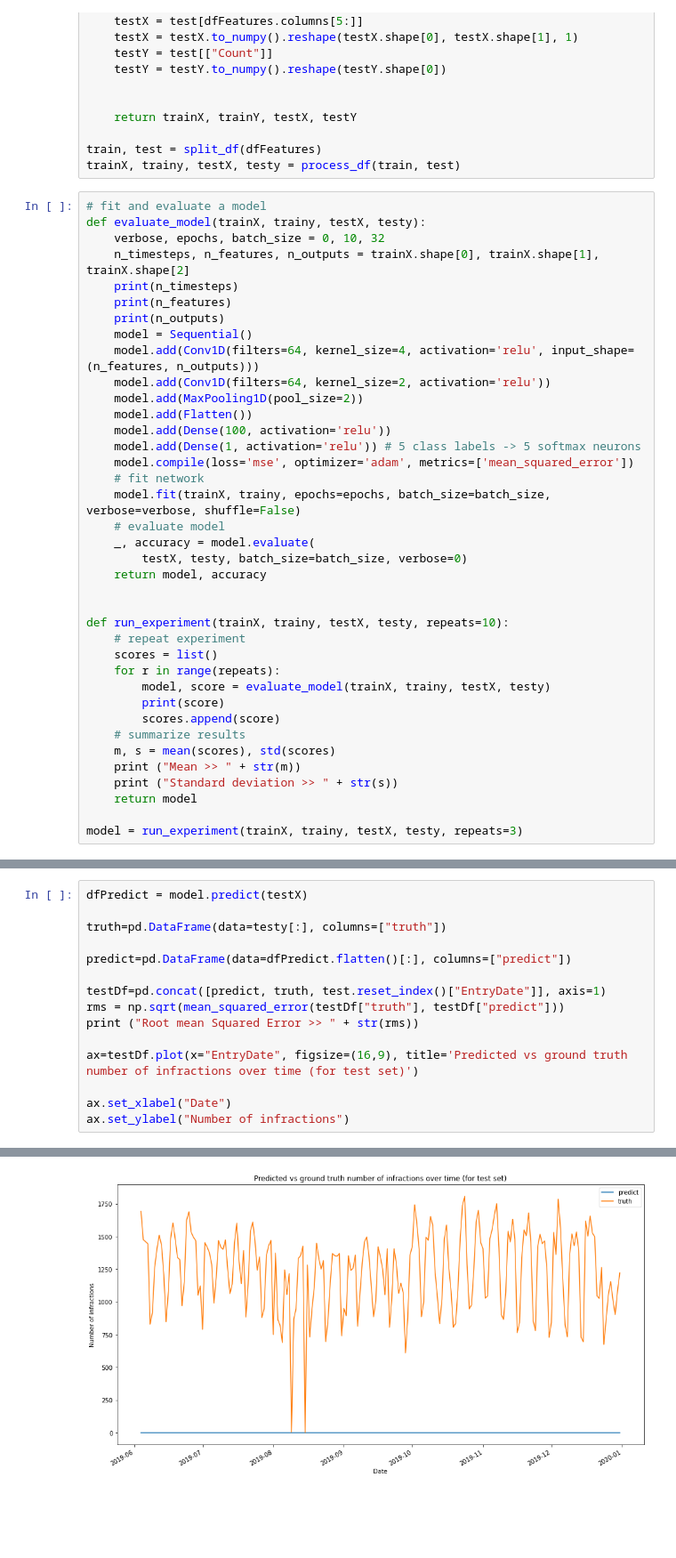
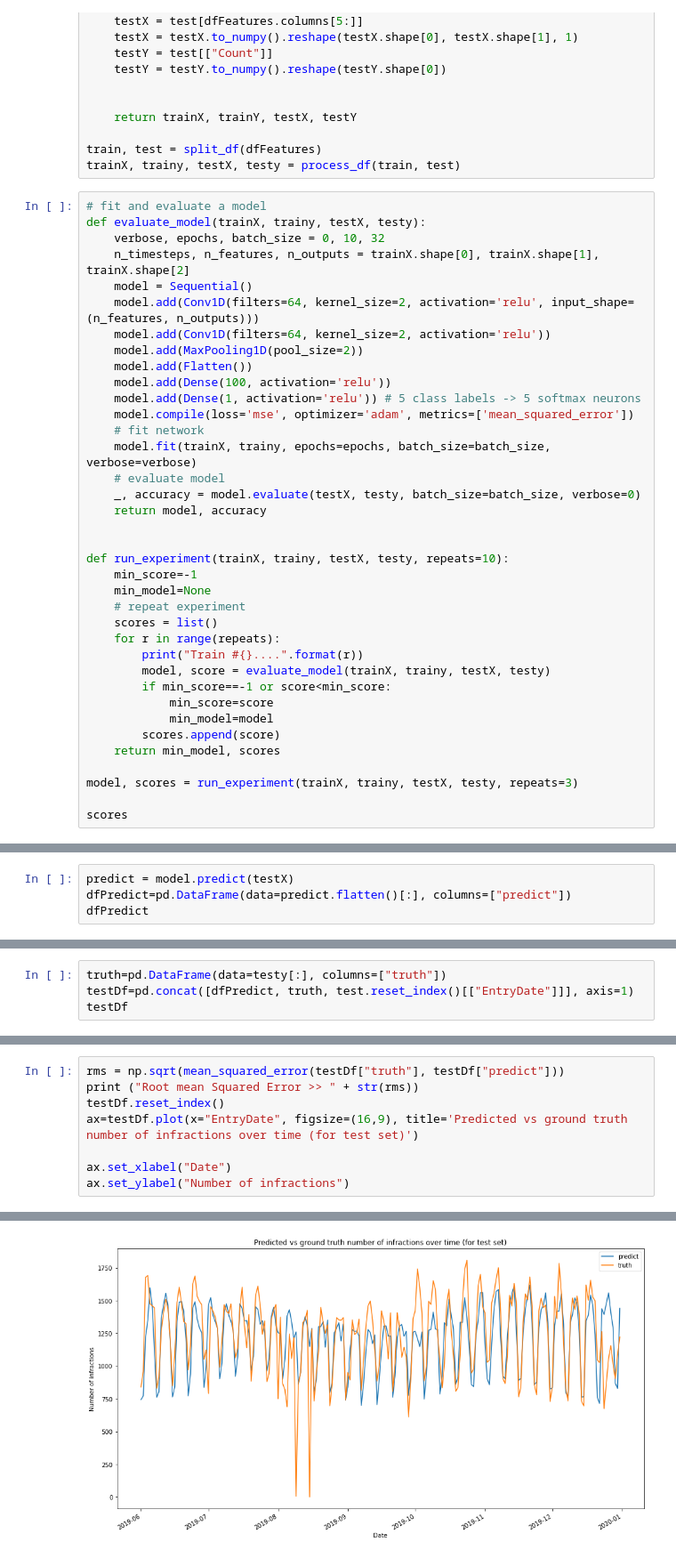
Before and after one commit to anafsa/ChildrenOfJupyter, a Jupyter notebook: Stage-2/Irregular Parking/Prediction of number of infractions using 1D CNNs.ipynb, the cells around one changed output, grey strips where cells are left out. Shown at 89% size. Drawn from its saved outputs; the diff is of its cells as text; blank space fills up the shorter version.

```diff
--- a/Stage-2/Irregular Parking/Prediction of number of infractions using 1D CNNs.ipynb
+++ b/Stage-2/Irregular Parking/Prediction of number of infractions using 1D CNNs.ipynb
@@ -309,11 +344,8 @@ trainX, trainy, testX, testy = process_df(train, test)
 def evaluate_model(trainX, trainy, testX, testy):
     verbose, epochs, batch_size = 0, 10, 32
     n_timesteps, n_features, n_outputs = trainX.shape[0], trainX.shape[1], trainX.shape[2]
-    print(n_timesteps)
-    print(n_features)
-    print(n_outputs)
     model = Sequential()
-    model.add(Conv1D(filters=64, kernel_size=4, activation='relu', input_shape=(n_features, n_outputs)))
+    model.add(Conv1D(filters=64, kernel_size=2, activation='relu', input_shape=(n_features, n_outputs)))
     model.add(Conv1D(filters=64, kernel_size=2, activation='relu'))
     model.add(MaxPooling1D(pool_size=2))
     model.add(Flatten())
@@ -321,25 +353,27 @@ def evaluate_model(trainX, trainy, testX, testy):
     model.add(Dense(1, activation='relu')) # 5 class labels -> 5 softmax neurons
     model.compile(loss='mse', optimizer='adam', metrics=['mean_squared_error'])
     # fit network
-    model.fit(trainX, trainy, epochs=epochs, batch_size=batch_size, verbose=verbose, shuffle=False)
+    model.fit(trainX, trainy, epochs=epochs, batch_size=batch_size, verbose=verbose)
     # evaluate model
-    _, accuracy = model.evaluate(
-        testX, testy, batch_size=batch_size, verbose=0)
+    _, accuracy = model.evaluate(testX, testy, batch_size=batch_size, verbose=0)
     return model, accuracy
 
 
 def run_experiment(trainX, trainy, testX, testy, repeats=10):
+    min_score=-1
+    min_model=None
     # repeat experiment
     scores = list()
     for r in range(repeats):
+        print("Train #{}....".format(r))
         model, score = evaluate_model(trainX, trainy, testX, testy)
-        print(score)
+        if min_score==-1 or score<min_score:
+            min_score=score
+            min_model=model
         scores.append(score)
-    # summarize results
-    m, s = mean(scores), std(scores)
-    print ("Mean >> " + str(m))
-    print ("Standard deviation >> " + str(s))
-    return model
+    return min_model, scores
 
-model = run_experiment(trainX, trainy, testX, testy, repeats=3)
+model, scores = run_experiment(trainX, trainy, testX, testy, repeats=3)
+
+scores
 # %% [output]
@@ -359,0 +384,4 @@ Standard deviation >> 739679.3585926564
+# %%
+predict = model.predict(testX)
+dfPredict=pd.DataFrame(data=predict.flatten()[:], columns=["predict"])
+dfPredict
@@ -359,0 +402,4 @@ Standard deviation >> 739679.3585926564
+# %%
+truth=pd.DataFrame(data=testy[:], columns=["truth"])
+testDf=pd.concat([dfPredict, truth, test.reset_index()[["EntryDate"]]], axis=1)
+testDf
@@ -360,14 +420,7 @@ Standard deviation >> 739679.3585926564
 # %%
-dfPredict = model.predict(testX)
-
-truth=pd.DataFrame(data=testy[:], columns=["truth"])
-
-predict=pd.DataFrame(data=dfPredict.flatten()[:], columns=["predict"])
-
-testDf=pd.concat([predict, truth, test.reset_index()["EntryDate"]], axis=1)
 rms = np.sqrt(mean_squared_error(testDf["truth"], testDf["predict"]))
 print ("Root mean Squared Error >> " + str(rms))
-
+testDf.reset_index()
 ax=testDf.plot(x="EntryDate", figsize=(16,9), title='Predicted vs ground truth number of infractions over time (for test set)')
 
 ax.set_xlabel("Date")
@@ -377,5 +430,5 @@ Root mean Squared Error >> 1272.0736932082123
 Text(0, 0.5, 'Number of infractions')
-[figure, old version]
+[figure, new version]
 # %%
 filteredTestDf=testDf[(testDf.EntryDate>="2019-12-01") & (testDf.EntryDate<="2019-12-31")]
 filteredTestDf
```
Also changed, not shown: parts of 19 cells of this notebook.
